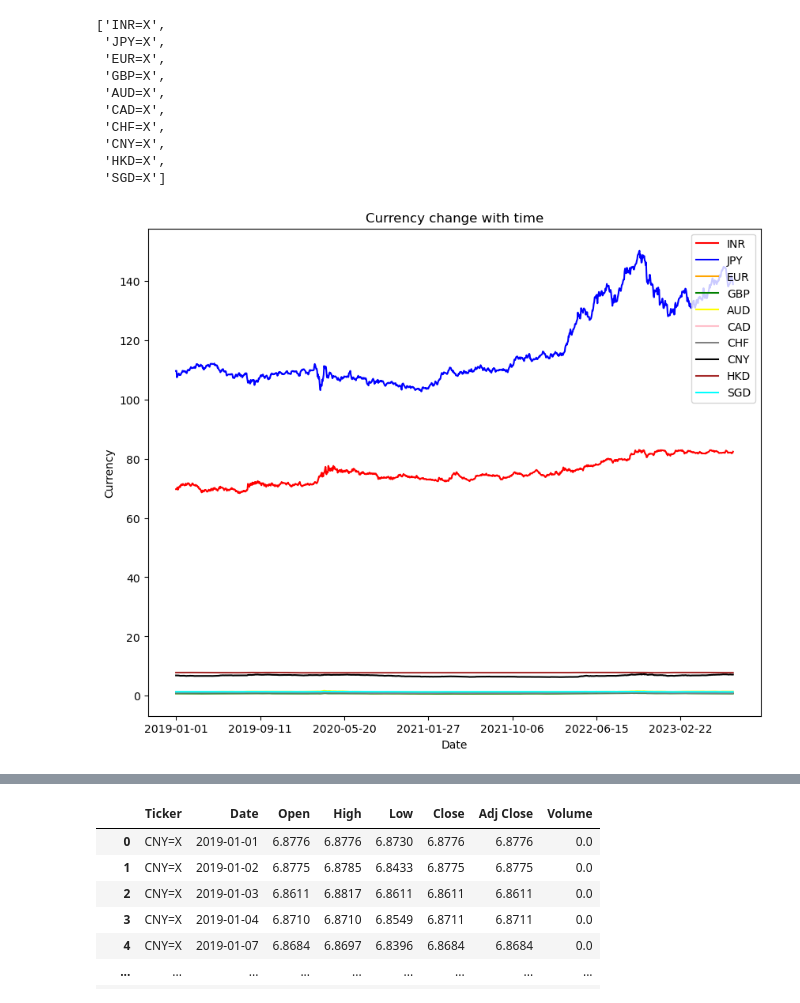
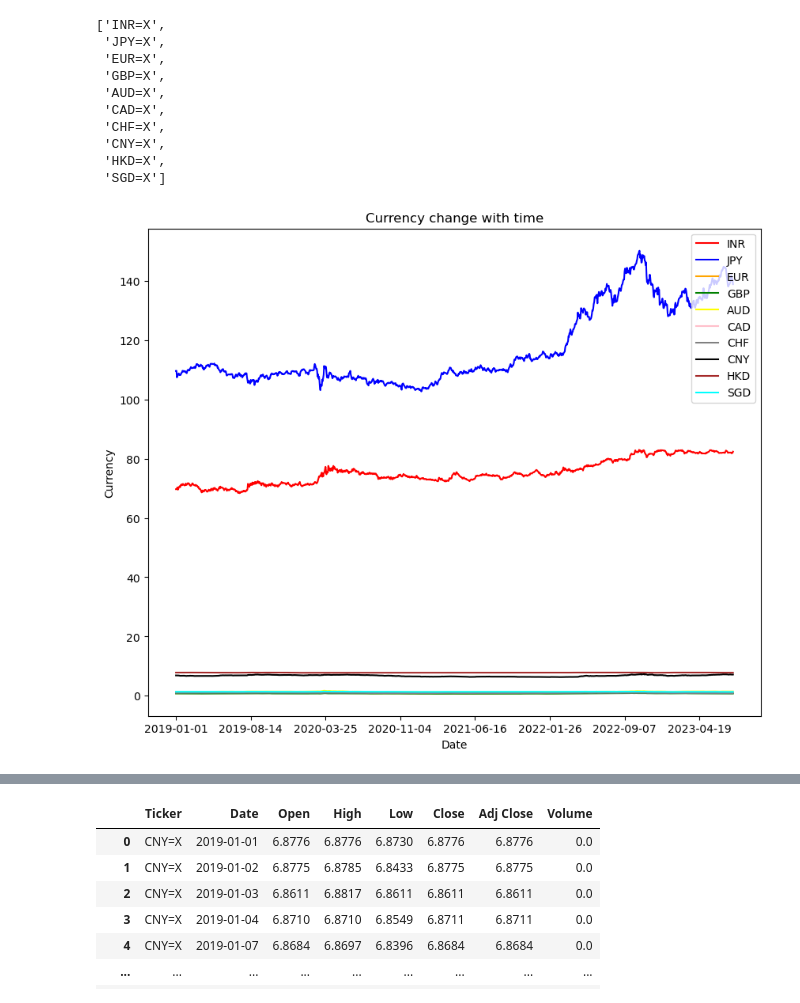
Before and after one commit to anapocai/Mooc_project, a Jupyter notebook: Xinyi.ipynb, the cells around one changed output, grey strips where cells are left out. Cells and saved outputs as stored; diff of their text form; code cells hidden in the pictures.

```diff
--- a/Xinyi.ipynb
+++ b/Xinyi.ipynb
@@ -47,32 +47,32 @@ list1
 # %%
 list3 = []
 
 for i in list1:
     df = pd.concat([df_2019[df_2019["Ticker"]==i], df_2020[df_2020["Ticker"]==i],df_2021[df_2021["Ticker"]==i],df_2022[df_2022["Ticker"]==i],df_2023[df_2023["Ticker"]==i]], ignore_index=True)
     list3.append(df)
 
 
 label = []
 currency = []
 date = []
 
 for j in range(len(list3)):
     label.append(list2[j])
     currency.append(list3[j]["Adj Close"])
     date.append(list3[j]["Date"])
 
 color_list = ["red","blue","orange","green","yellow","pink","grey","black","brown","cyan"]
 plt.figure(figsize=(10,8))
 for j in range((len(list3))):
     plt.plot(date[j],currency[j],label = label[j],color=color_list[j])
-    plt.xticks(date[j][::180])
+    plt.xticks(date[j][::160])
 plt.xlabel("Date")
 plt.ylabel("Currency")
 plt.title("Currency change with time")
 plt.legend()
 plt.show()
 # %% [output]
-[figure, old version]
+[figure, new version]
 # %%
 plt.figure(figsize=(10,8))
 for j in range((len(list3))):
```
Also changed, not shown: parts of 6 cells of this notebook.
